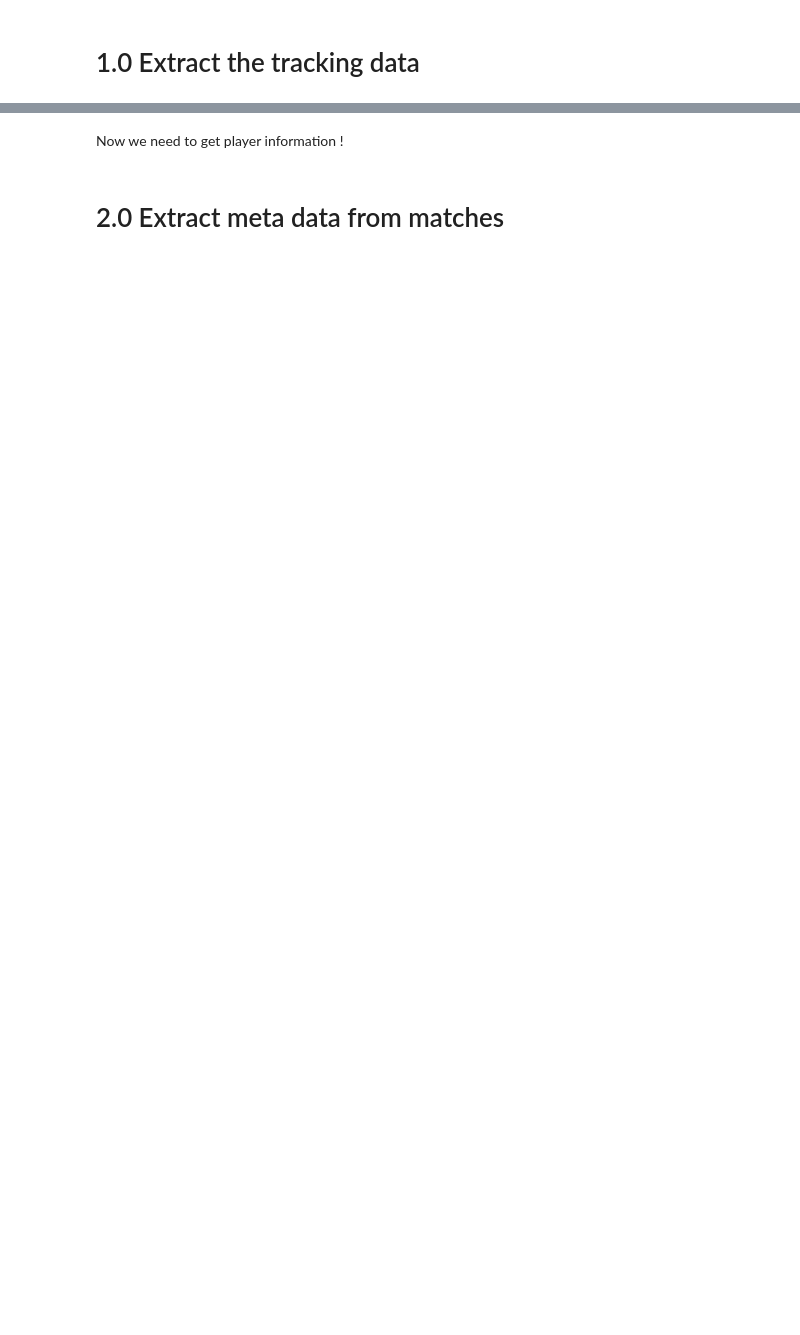
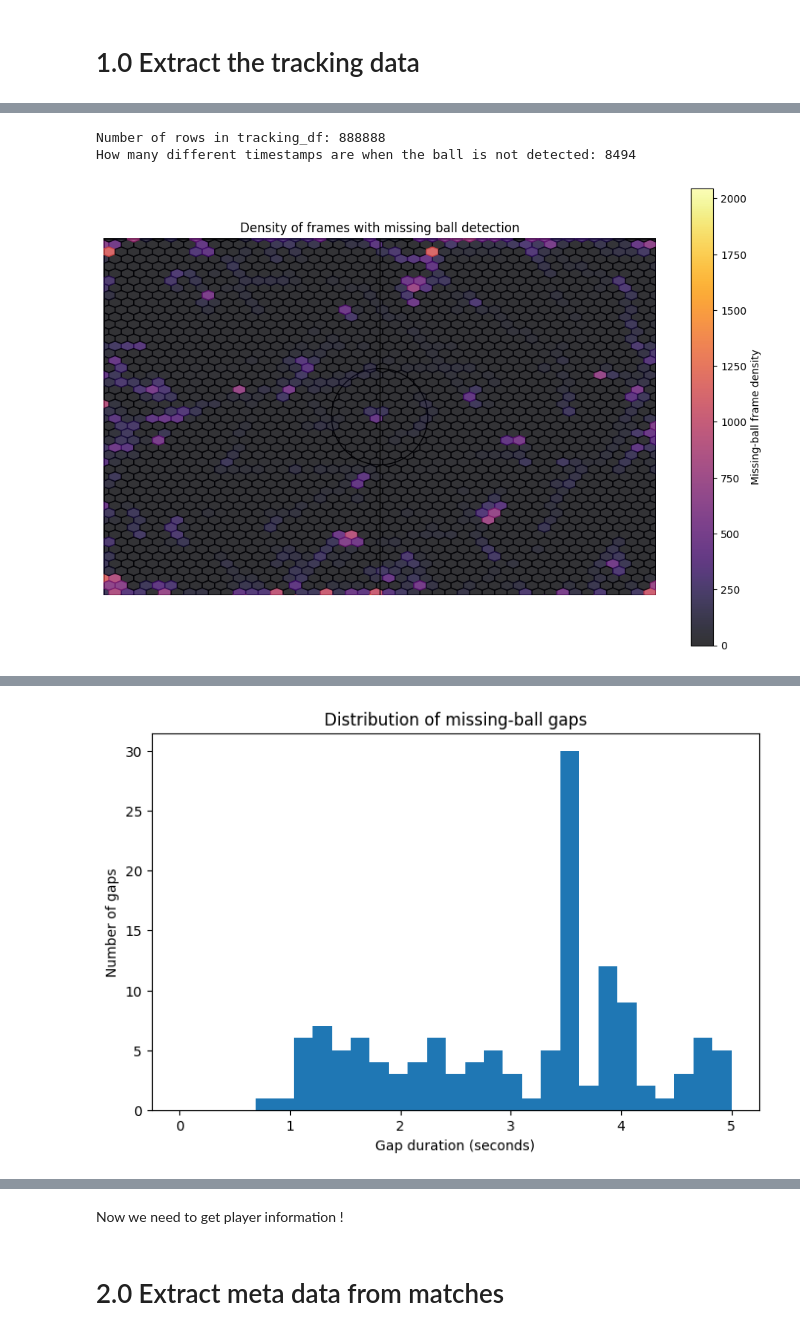
Before and after one commit to GabrielGausachs/analytics_cup_research, a Jupyter notebook: src/Tracking_Open_Data_Tutorial.ipynb, the cells around one changed output, grey strips where cells are left out. Saved outputs shown, nothing was run; the diff lists cells and outputs as text; code cells hidden in the pictures; blank space fills up the shorter version.

Commit message:
first analysis

```diff
--- a/src/Tracking_Open_Data_Tutorial.ipynb
+++ b/src/Tracking_Open_Data_Tutorial.ipynb
@@ -95,0 +95,79 @@ tracking_df.head()
+# %%
+# SkillCorner says some data points are erroneous or the ball is not detected.
+# Analyse when the ball is not detected and if there are any patterns or it would have a big influence on further analysis.
+
+print(f"Number of rows in tracking_df: {len(tracking_df)}")
+print(f"How many different timestamps are when the ball is not detected: {len(tracking_df[tracking_df['is_detected_ball'] == False]['timestamp'].unique())}")
+
+ball_missing = tracking_df[tracking_df["is_detected_ball"] == False]
+
+def draw_pitch(ax=None, pitch_length=105, pitch_width=68):
+    if ax is None:
+        ax = plt.gca()
+    # Pitch outline
+    ax.add_patch(Rectangle((-pitch_length/2, -pitch_width/2), pitch_length, pitch_width,
+                           fill=False, lw=2))
+    # Halfway line
+    ax.plot([0,0], [-pitch_width/2, pitch_width/2], color='black', lw=1)
+    # Center circle
+    center_circle = plt.Circle((0,0), 9.15, color='black', fill=False, lw=1)
+    ax.add_patch(center_circle)
+    # Set limits and equal aspect
+    ax.set_xlim(-pitch_length/2, pitch_length/2)
+    ax.set_ylim(-pitch_width/2, pitch_width/2)
+    ax.set_aspect('equal')
+    ax.axis('off')
+    return ax
+
+plt.figure(figsize=(12,8))
+ax = plt.gca()
+draw_pitch(ax)
+
+plt.hexbin(
+    ball_missing["ball_x"],
+    ball_missing["ball_y"],
+    gridsize=50,
+    cmap="inferno",
+    alpha=0.8,
+)
+plt.title("Density of frames with missing ball detection")
+plt.colorbar(label="Missing-ball frame density")
+plt.show()
+
+# Sort just in case
+tracking_df_sorted = tracking_df.sort_values(["period", "timestamp"])
+
+# Get distinct frame-level timestamps (drop player duplicates)
+frame_df = tracking_df_sorted.drop_duplicates(["period", "timestamp"]).copy()  # 👈 explicit copy
+
+# Boolean mask of missing ball frames
+missing_mask = ~frame_df["is_detected_ball"]
+
+# Find transitions between missing and detected segments
+frame_df.loc[:, "missing_group"] = (missing_mask != missing_mask.shift()).cumsum()
+
+# Keep only missing sequences
+missing_segments = (
+    frame_df[missing_mask]
+    .groupby("missing_group")["timestamp"]
+    .agg(["min", "max", "count"])
+)
+missing_segments["duration_s"] = missing_segments["count"] / 10.0  # 10 fps
+
+# Describe
+print(missing_segments.describe()[["count", "duration_s"]])
+
+# Plot distribution of gap durations
+plt.figure(figsize=(8,5))
+plt.hist(missing_segments["duration_s"], bins=np.linspace(0, 5, 30))
+plt.xlabel("Gap duration (seconds)")
+plt.ylabel("Number of gaps")
+plt.title("Distribution of missing-ball gaps")
+plt.show()
+
+print("Analysis complete. Conclusion: Missing detection sometimes near corners and thats fine. Sparse in midfield. Uniformly  distributed which means the extrapolation model is stable and not location-dependent.")
+print("About gasps, dont need to worry. There are some gaps but most are short and we trust on the extrapolation model they use.")
+# %% [output]
+Number of rows in tracking_df: 888888
+How many different timestamps are when the ball is not detected: 8494
+[figure, added]
@@ -95,0 +183 @@ tracking_df.head()
+[figure, added]
```
Also changed, not shown: parts of 7 cells of this notebook, 1 other file.
